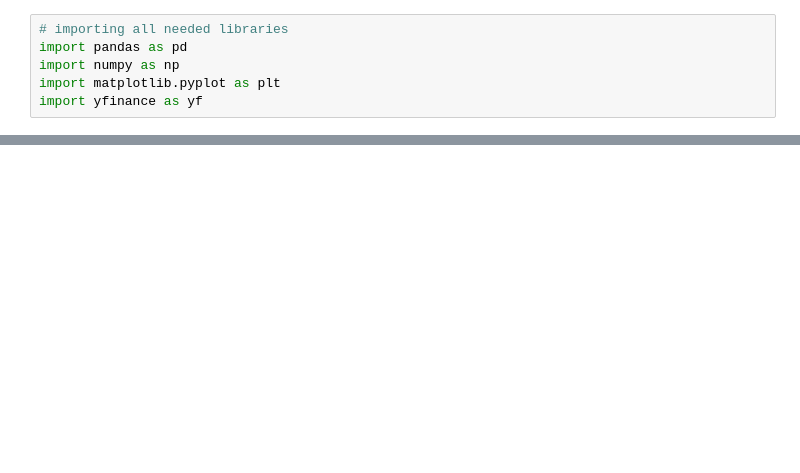
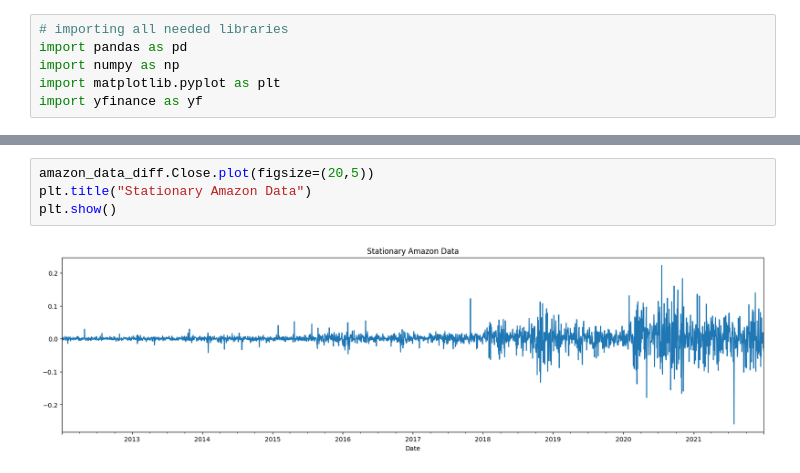
Before and after one commit to Hossein-MJafari/Project-3-_-ex.-2, a Jupyter notebook: Time Series Analysis.ipynb, the cells around one changed output, grey strips where cells are left out. Drawn from its saved outputs; the diff is of its cells as text; blank space fills up the shorter version.

```diff
--- a/Time Series Analysis.ipynb
+++ b/Time Series Analysis.ipynb
@@ -269,0 +63,6 @@ array([<Axes: xlabel='Date'>, <Axes: xlabel='Date'>,
+# %%
+amazon_data_diff.Close.plot(figsize=(20,5))
+plt.title("Stationary Amazon Data")
+plt.show()
+# %% [output]
+[figure, added]
```
Also changed, not shown: parts of 36 cells of this notebook, 5 other files.
